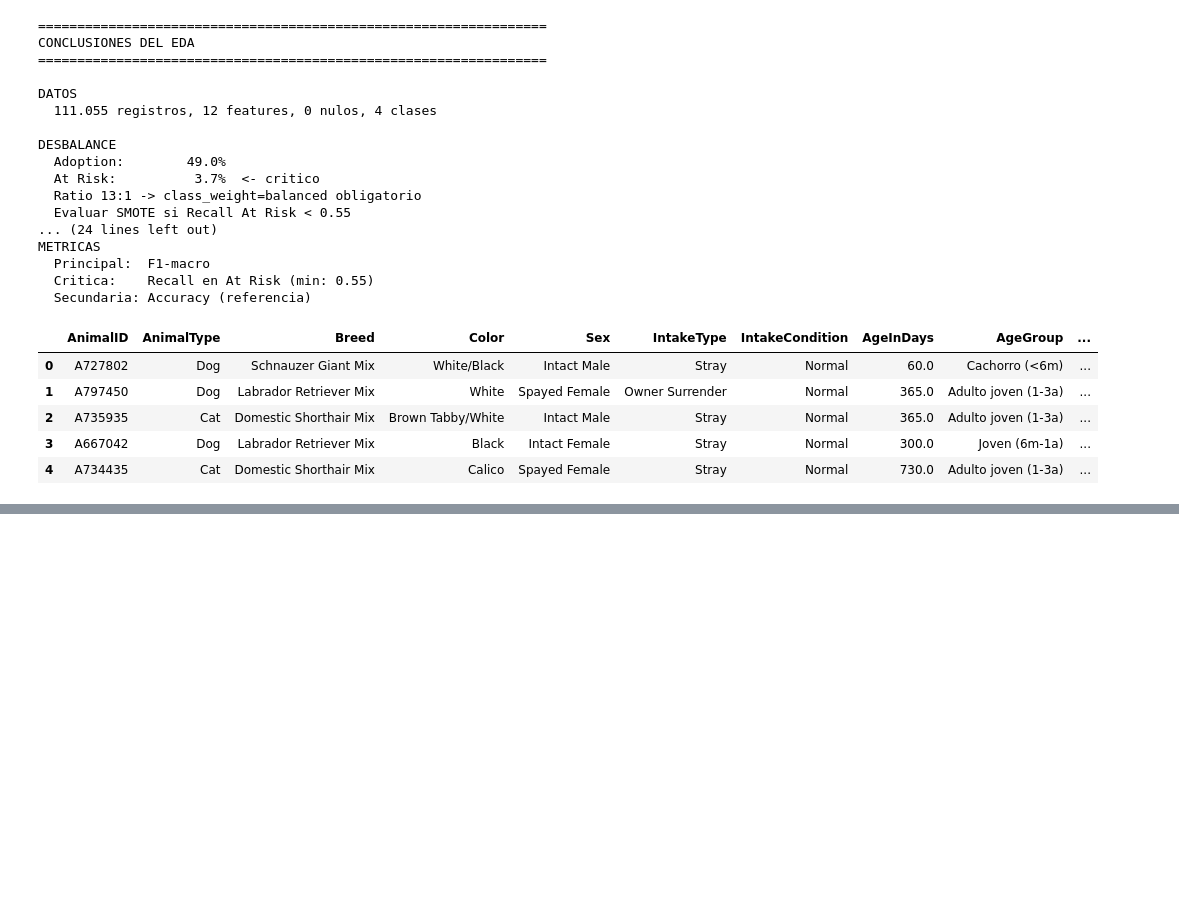
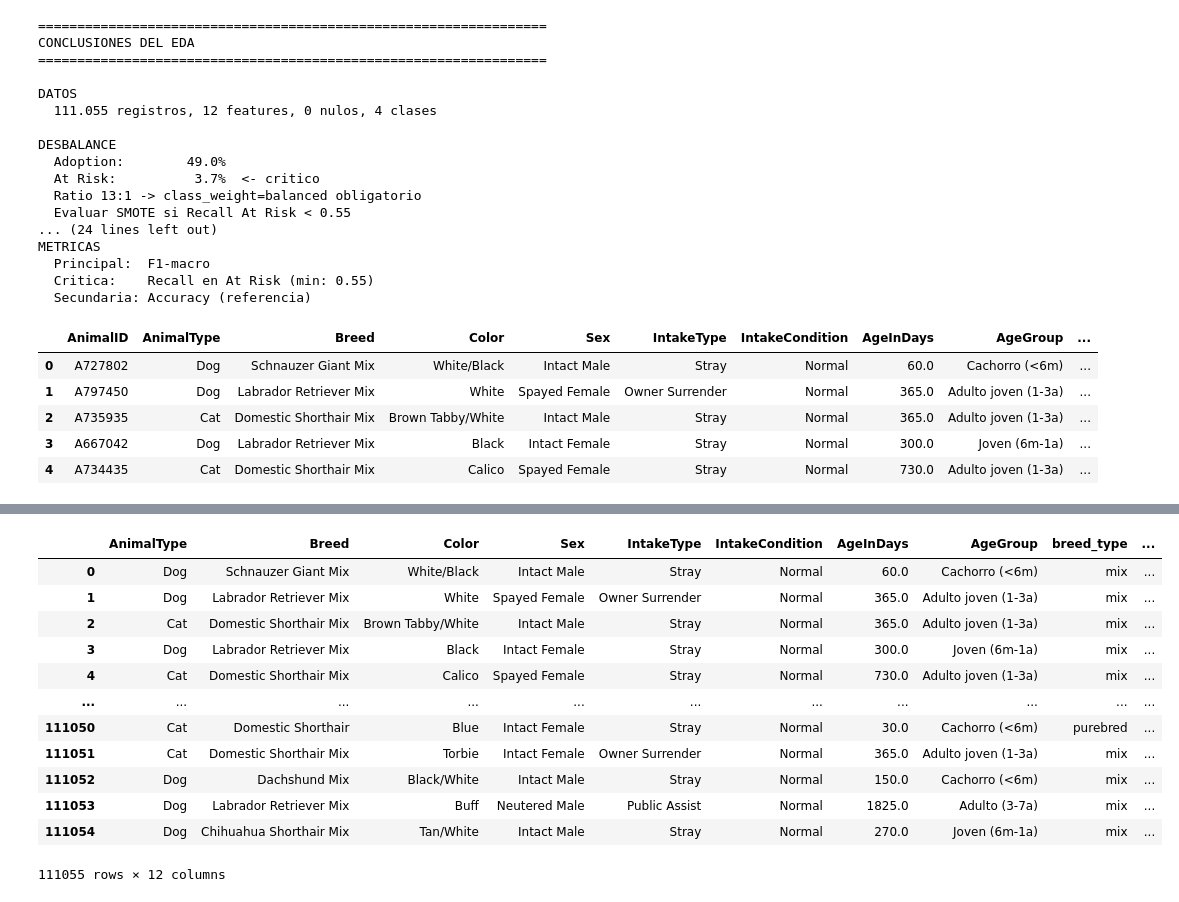
Before and after one commit to Bootcamp-IA-P6/Project_6_team3_Classification, a Jupyter notebook: notebooks/01_eda_classification.ipynb, the cells around one changed output, grey strips where cells are left out. Saved outputs shown, nothing was run; the diff lists cells and outputs as text; code cells hidden in the pictures; blank space fills up the shorter version.

```diff
--- a/notebooks/01_eda_classification.ipynb
+++ b/notebooks/01_eda_classification.ipynb
@@ -959,4 +971,5 @@ df_pd.head()
 | 3 | A667042 | Dog | Labrador Retriever Mix | Black | Intact Female | Stray | Normal | 300.0 | Joven (6m-1a) | ... |
 | 4 | A734435 | Cat | Domestic Shorthair Mix | Calico | Spayed Female | Stray | Normal | 730.0 | Adulto joven (1-3a) | ... |
 # %%
-df_pd2.read_csv("../data/processed/animal_classification.csv").head()
+df_pd2 = pd.read_csv("../data/processed/animal_classification.csv")
+df_pd2.head()
@@ -964,0 +985,16 @@ df
+# %%
+df_pd2
+# %% [output]
+|  | AnimalType | Breed | Color | Sex | IntakeType | IntakeCondition | AgeInDays | AgeGroup | breed_type | ... |
+| 0 | Dog | Schnauzer Giant Mix | White/Black | Intact Male | Stray | Normal | 60.0 | Cachorro (<6m) | mix | ... |
+| 1 | Dog | Labrador Retriever Mix | White | Spayed Female | Owner Surrender | Normal | 365.0 | Adulto joven (1-3a) | mix | ... |
+| 2 | Cat | Domestic Shorthair Mix | Brown Tabby/White | Intact Male | Stray | Normal | 365.0 | Adulto joven (1-3a) | mix | ... |
+| 3 | Dog | Labrador Retriever Mix | Black | Intact Female | Stray | Normal | 300.0 | Joven (6m-1a) | mix | ... |
+| 4 | Cat | Domestic Shorthair Mix | Calico | Spayed Female | Stray | Normal | 730.0 | Adulto joven (1-3a) | mix | ... |
+| ... | ... | ... | ... | ... | ... | ... | ... | ... | ... | ... |
+| 111050 | Cat | Domestic Shorthair | Blue | Intact Female | Stray | Normal | 30.0 | Cachorro (<6m) | purebred | ... |
+| 111051 | Cat | Domestic Shorthair Mix | Torbie | Intact Female | Owner Surrender | Normal | 365.0 | Adulto joven (1-3a) | mix | ... |
+| 111052 | Dog | Dachshund Mix | Black/White | Intact Male | Stray | Normal | 150.0 | Cachorro (<6m) | mix | ... |
+| 111053 | Dog | Labrador Retriever Mix | Buff | Neutered Male | Public Assist | Normal | 1825.0 | Adulto (3-7a) | mix | ... |
+| 111054 | Dog | Chihuahua Shorthair Mix | Tan/White | Intact Male | Stray | Normal | 270.0 | Joven (6m-1a) | mix | ... |
+111055 rows × 12 columns
```
Also changed, not shown: parts of 22 cells of this notebook, 2 other files.
